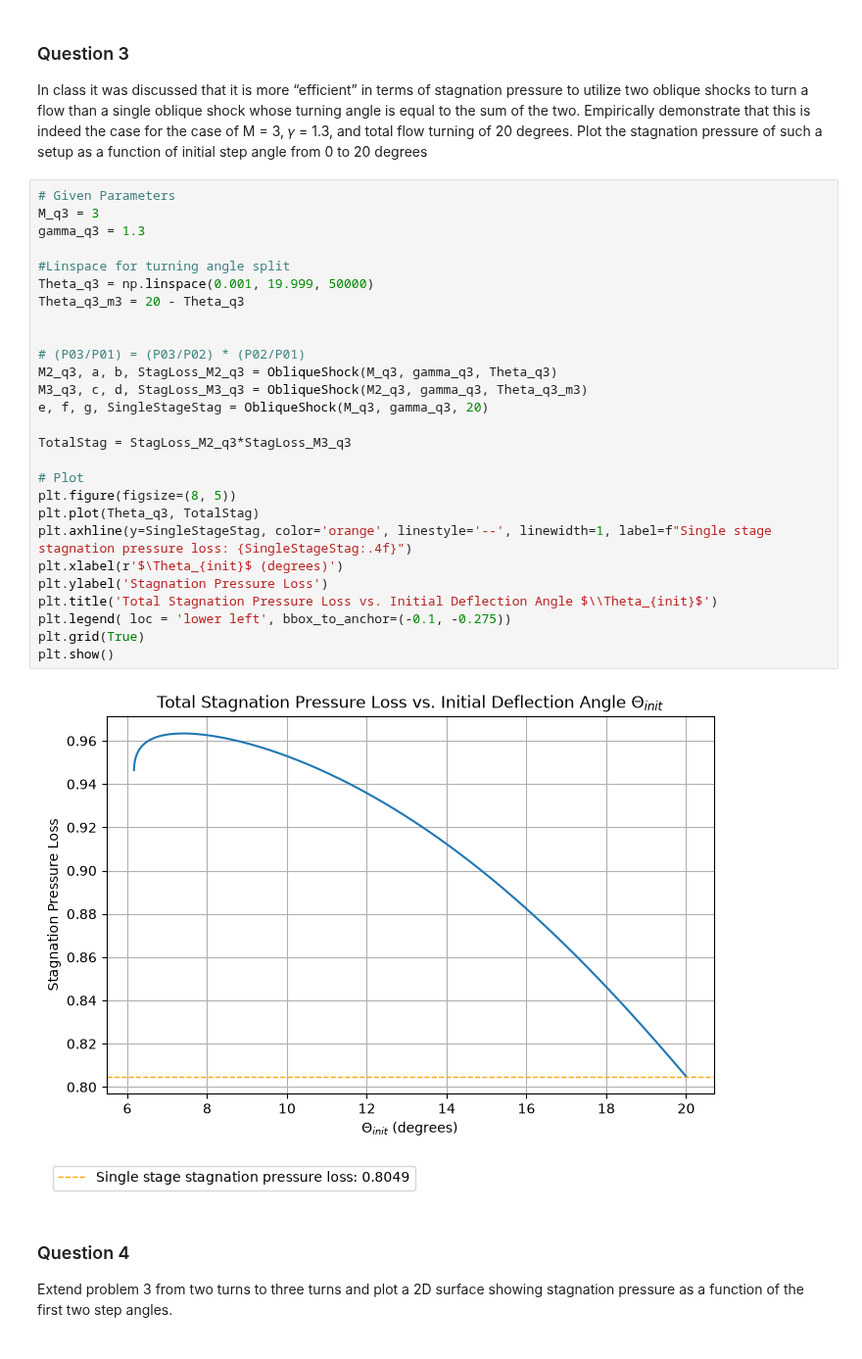
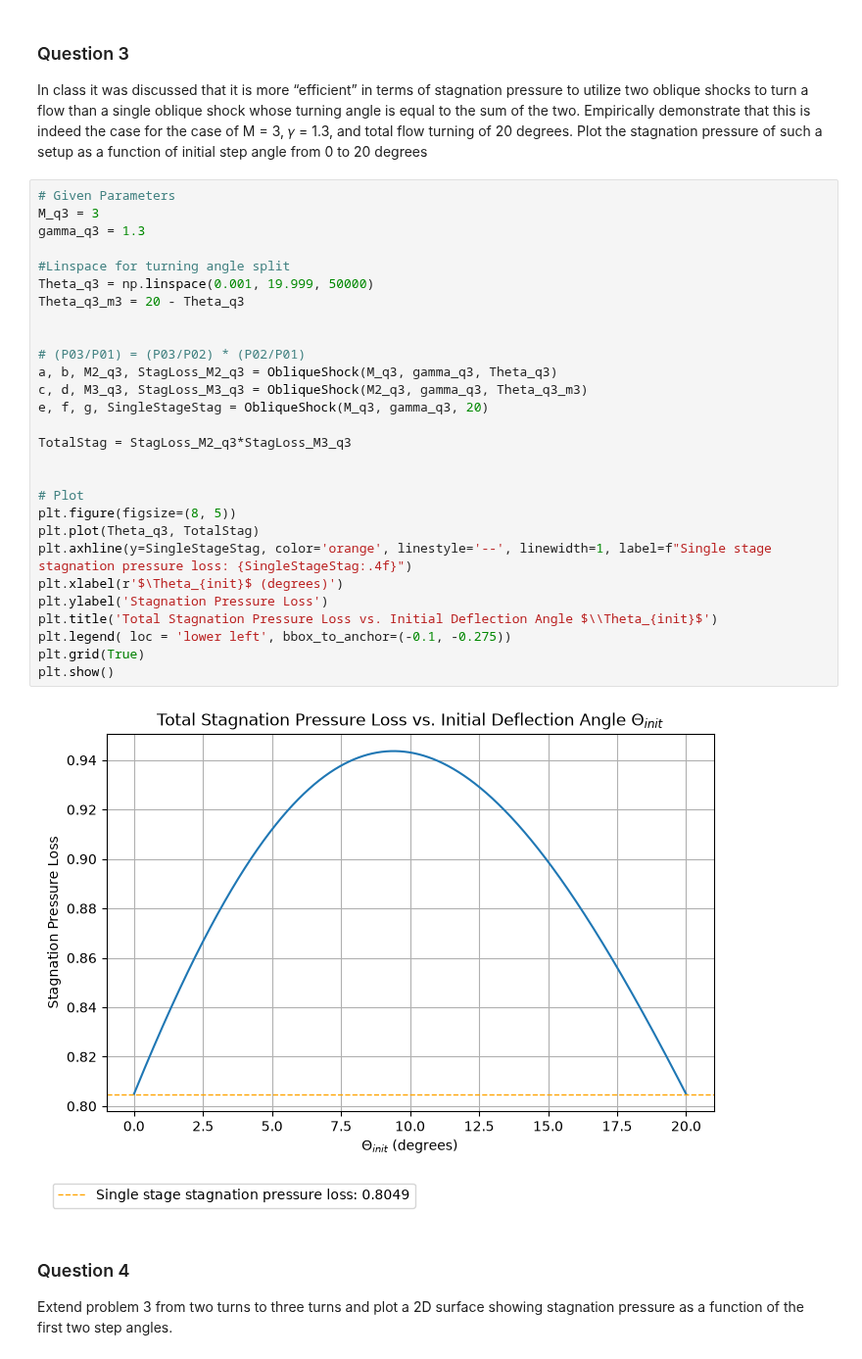
Before and after one commit to DanielKim0208/ME-433RocketScience, a Jupyter notebook: HW3/HW3.ipynb, the cells around one changed output. Shown at 98% size. Cells and saved outputs as stored; diff of their text form.

```diff
--- a/HW3/HW3.ipynb
+++ b/HW3/HW3.ipynb
@@ -131,32 +135,33 @@ In class it was discussed that it is more “efficient” in terms of stagnation
 # %%
 # Given Parameters
 M_q3 = 3
 gamma_q3 = 1.3
 
 #Linspace for turning angle split
 Theta_q3 = np.linspace(0.001, 19.999, 50000)
 Theta_q3_m3 = 20 - Theta_q3
 
 
 # (P03/P01) = (P03/P02) * (P02/P01)
-M2_q3, a, b, StagLoss_M2_q3 = ObliqueShock(M_q3, gamma_q3, Theta_q3)
-M3_q3, c, d, StagLoss_M3_q3 = ObliqueShock(M2_q3, gamma_q3, Theta_q3_m3)
+a, b, M2_q3, StagLoss_M2_q3 = ObliqueShock(M_q3, gamma_q3, Theta_q3)
+c, d, M3_q3, StagLoss_M3_q3 = ObliqueShock(M2_q3, gamma_q3, Theta_q3_m3)
 e, f, g, SingleStageStag = ObliqueShock(M_q3, gamma_q3, 20)
 
 TotalStag = StagLoss_M2_q3*StagLoss_M3_q3
+
 
 # Plot
 plt.figure(figsize=(8, 5))
 plt.plot(Theta_q3, TotalStag)
 plt.axhline(y=SingleStageStag, color='orange', linestyle='--', linewidth=1, label=f"Single stage stagnation pressure loss: {SingleStageStag:.4f}")
 plt.xlabel(r'$\Theta_{init}$ (degrees)')
 plt.ylabel('Stagnation Pressure Loss')
 plt.title('Total Stagnation Pressure Loss vs. Initial Deflection Angle $\\Theta_{init}$')
 plt.legend( loc = 'lower left', bbox_to_anchor=(-0.1, -0.275))
 plt.grid(True)
 plt.show()
 # %% [output]
-[figure, old version]
+[figure, new version]
 # %% [markdown]
 ### Question 4
 Extend problem 3 from two turns to three turns and plot a 2D surface showing stagnation pressure as a function of the first two step angles.
```
Also changed, not shown: parts of 6 cells of this notebook.
